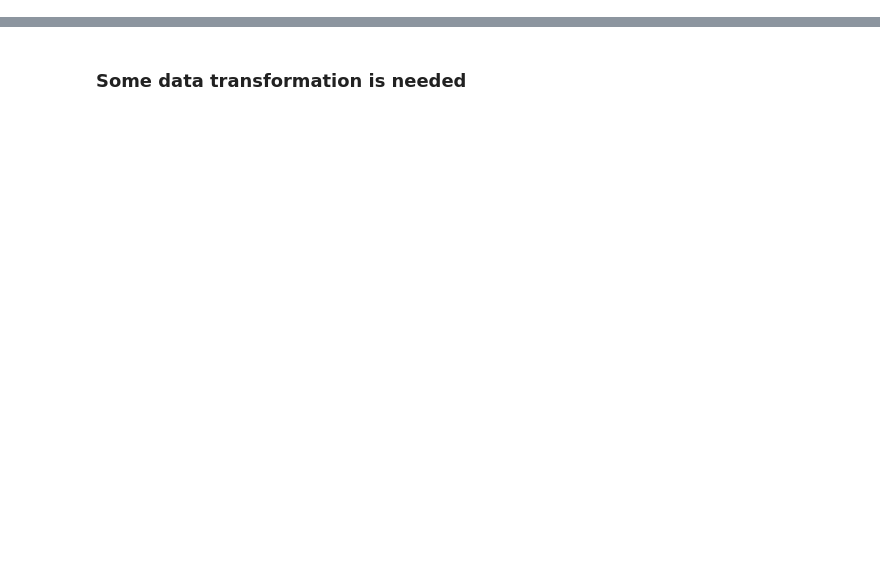
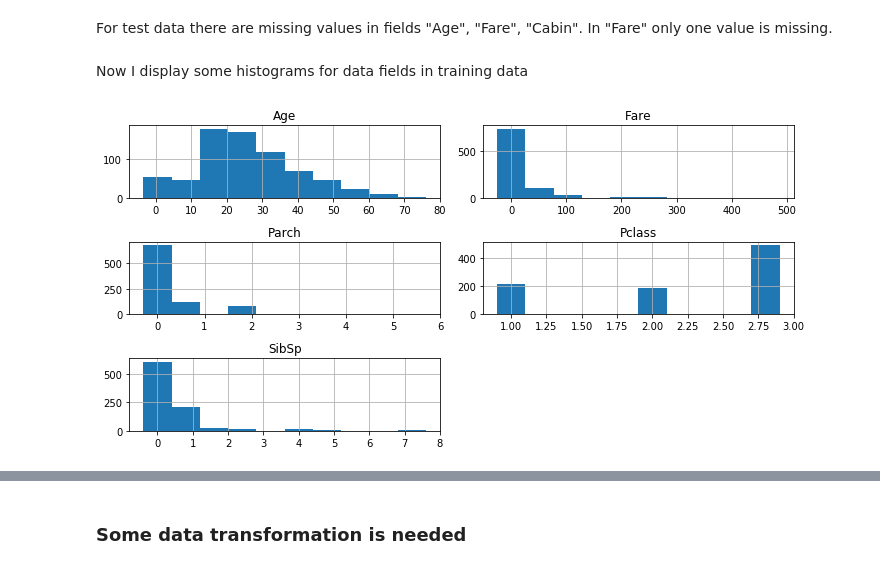
Before and after one commit to vzaimov/Kaggle_competitions, a Jupyter notebook: Titanic/Titanik.ipynb, the cells around one changed output, grey strips where cells are left out. Saved outputs shown, nothing was run; the diff lists cells and outputs as text; code cells hidden in the pictures; blank space fills up the shorter version.

```diff
--- a/Titanic/Titanik.ipynb
+++ b/Titanic/Titanik.ipynb
@@ -32,7 +122,13 @@ test_df.head(3)
+# %% [markdown]
+For test data there are missing values in fields "Age", "Fare", "Cabin". In "Fare" only one value is missing.
+# %% [markdown]
+Now I display some histograms for data fields in training data
 # %%
-tr_df[["Age", "Pclass"]].hist(align='left')
-#plt.tight_layout()
+tr_df[["Age", "Pclass", "Fare", "Parch", "SibSp"]].hist(align='left', figsize = (10,5))
+plt.tight_layout()
 plt.show()
+# %% [output]
+[figure, added]
 # %%
 tr_df.groupby("Sex")["Sex"].count().plot(kind='bar')
 plt.show()
```
Also changed, not shown: parts of 34 cells of this notebook.
